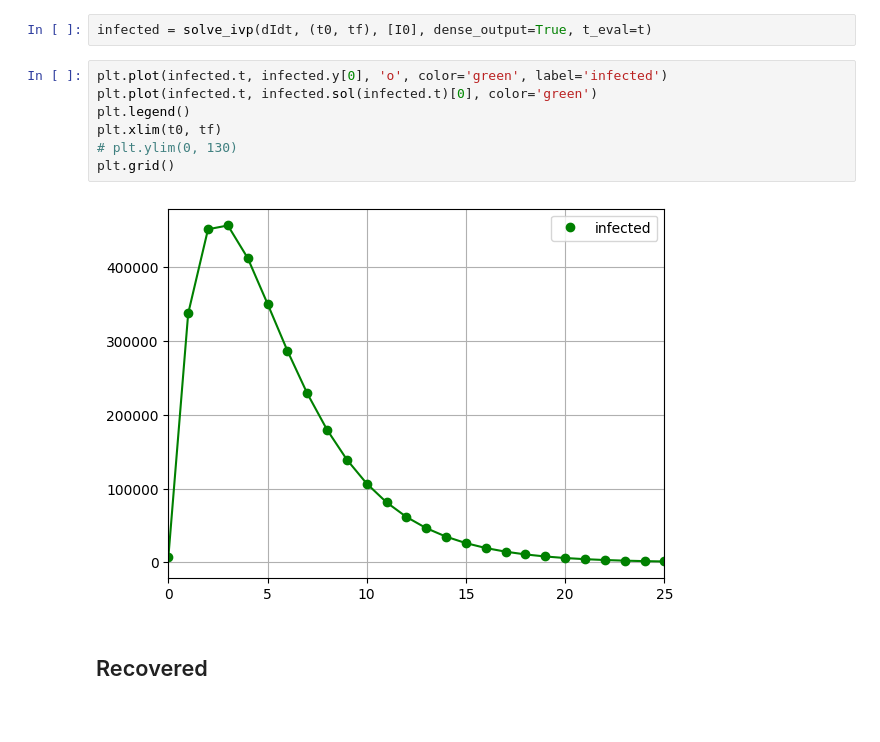
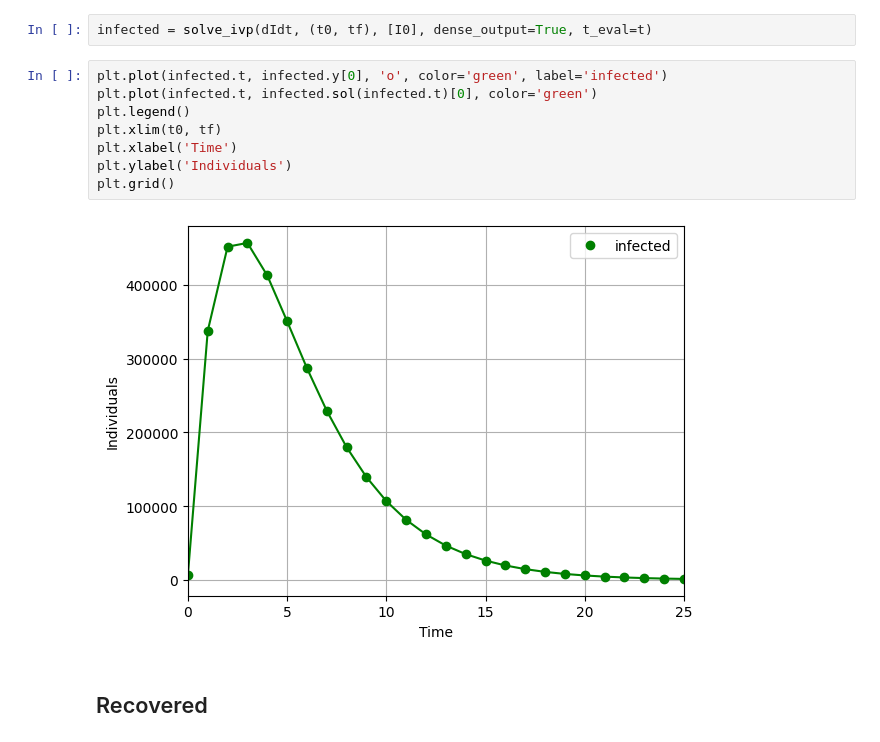
Before and after one commit to PavelStelmakhV/hw304-csipy, a Jupyter notebook: Hw4.2.ipynb, the cells around one changed output. Saved outputs shown, nothing was run; the diff lists cells and outputs as text; blank space fills up the shorter version.

```diff
--- a/Hw4.2.ipynb
+++ b/Hw4.2.ipynb
@@ -41,12 +42,13 @@ infected = solve_ivp(dIdt, (t0, tf), [I0], dense_output=True, t_eval=t)
 # %%
 plt.plot(infected.t, infected.y[0], 'o', color='green', label='infected')
 plt.plot(infected.t, infected.sol(infected.t)[0], color='green')
 plt.legend()
 plt.xlim(t0, tf)
-# plt.ylim(0, 130)
+plt.xlabel('Time')
+plt.ylabel('Individuals')
 plt.grid()
 # %% [output]
-[figure, old version]
+[figure, new version]
 # %% [markdown]
 ## Recovered
 # %%
```
Also changed, not shown: parts of 4 cells of this notebook.
